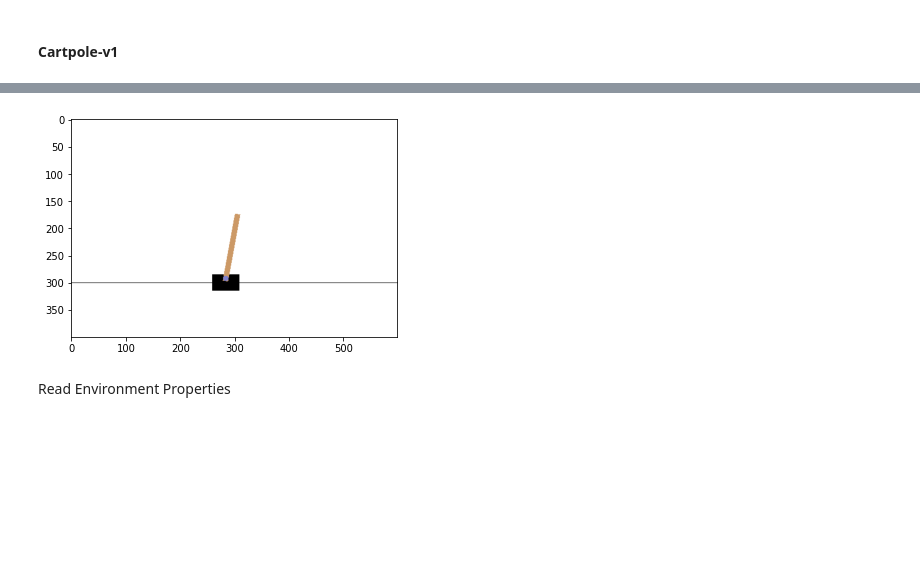
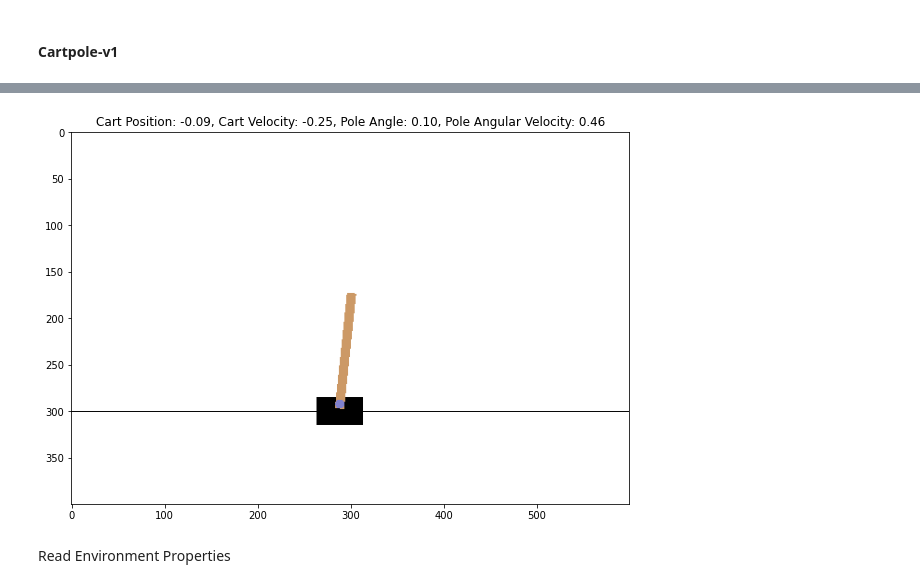
Before and after one commit to hazique/RL-Assignment-2, a Jupyter notebook: RL_Assignment_2.ipynb, the cells around one changed output, grey strips where cells are left out. Saved outputs shown, nothing was run; the diff lists cells and outputs as text; code cells hidden in the pictures; blank space fills up the shorter version.

```diff
--- a/RL_Assignment_2.ipynb
+++ b/RL_Assignment_2.ipynb
@@ -56,36 +90,27 @@ from tqdm import tqdm, trange
 # %%
-display = Display(visible=False, size=(400, 300))
-display.start()
-
-is_ipython = 'inline' in plt.get_backend()
-if is_ipython:
-    from IPython import display
-
-plt.ion()
-
 # Load the gym environment
-
-
 env = gym.make('CartPole-v1')
 
 # Let's watch how an untrained agent moves around
 state = env.reset()
 prev_screen = env.render(mode='rgb_array')
+plt.title(f"Cart Position: {state[0]:.2f}, Cart Velocity: {state[1]:.2f}, Pole Angle: {state[2]:.2f}, Pole Angular Velocity: {state[3]:.2f}")
 plt.imshow(prev_screen)
-for j in range(100):
+for j in range(10):
     action = random.choice(range(2))
     screen = env.render(mode='rgb_array')
+    plt.title(f"Cart Position: {state[0]:.2f}, Cart Velocity: {state[1]:.2f}, Pole Angle: {state[2]:.2f}, Pole Angular Velocity: {state[3]:.2f}")
     plt.imshow(screen)
     ipythondisplay.display(plt.gcf())
     ipythondisplay.clear_output(wait=True)
     state, reward, done, _ = env.step(action)
     if done:
         break
 
 ipythondisplay.clear_output(wait=True)
 env.close()
 # %% [output]
-[figure, old version]
+[figure, new version]
 # %% [markdown]
 Read Environment Properties
 # %%
```
Also changed, not shown: parts of 120 cells of this notebook, 6 other files.
